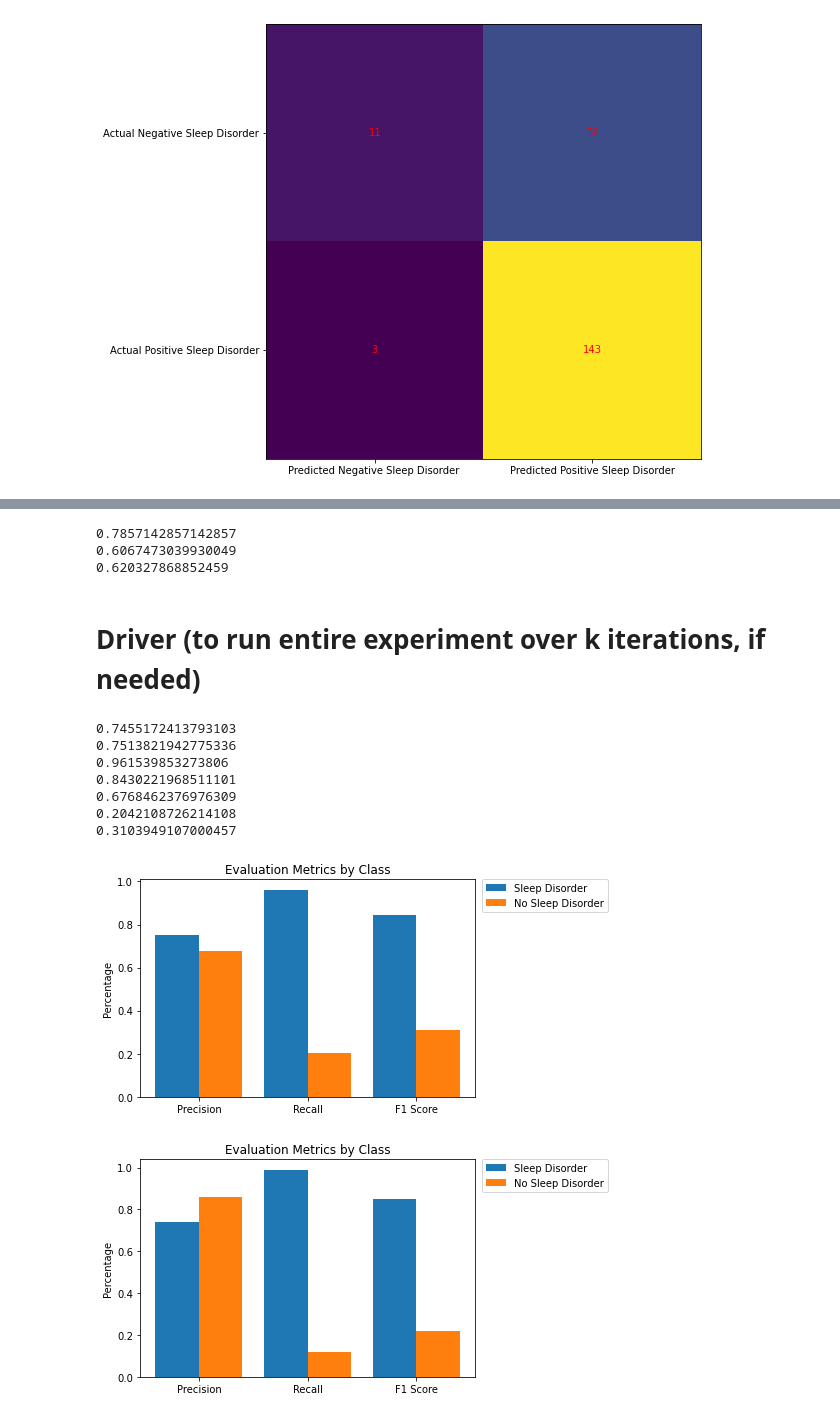
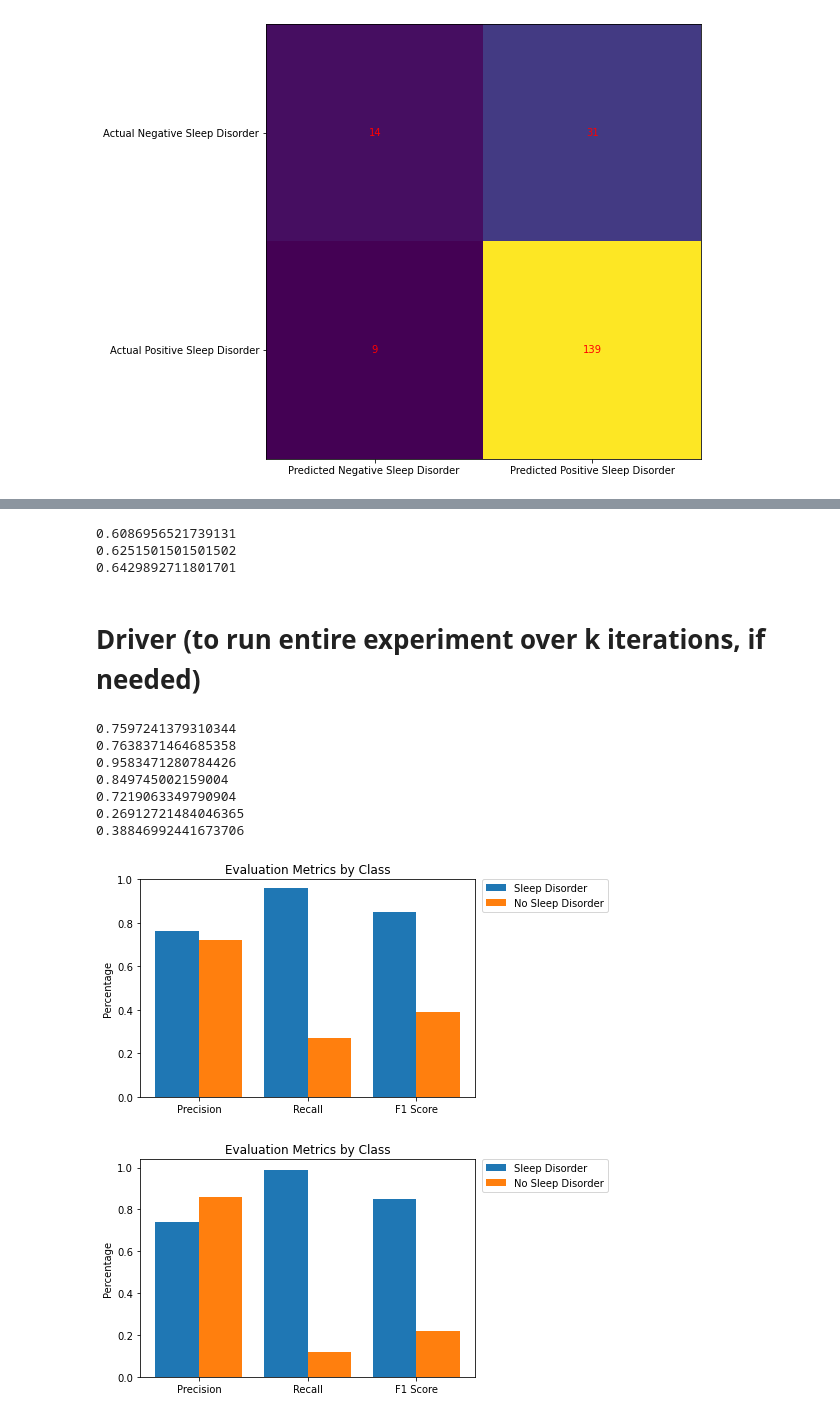
Before and after one commit to petertran14/CS524-Final-Project, a Jupyter notebook: Random Forest Model/Random Forest.ipynb, the cells around one changed output, grey strips where cells are left out. Saved outputs shown, nothing was run; the diff lists cells and outputs as text; code cells hidden in the pictures.

```diff
--- a/Random Forest Model/Random Forest.ipynb
+++ b/Random Forest Model/Random Forest.ipynb
@@ -184,3 +184,37 @@ feature_col = ['RIDAGEYR', 'DPQ020', 'DPQ040', 'BMXBMI', 'DR1IMAGN', 'DR1IIRON',
                'DR1IPFAT', 'DR1IMFAT', 'DR2IMAGN', 'DR2IIRON', 'DR2ISFAT', 'DR2IPFAT',
                'DR2IMFAT', 'SLD012', 'SLQ120']
 y_col = ['sleep_disorder']
+# %%
+maj_rank_threshold = 0.50
+min_rank_threshold = 0.50
+
+temp1 = og_feature_train.copy()
+temp1['sleep_disorder'] = og_label_train
+temp_neg = temp1[temp1['sleep_disorder'] == 0]
+temp_pos = temp1[temp1['sleep_disorder'] == 1]
+
+#print(len(og_feature_train))
+#print(len(temp_neg))
+#print(len(temp_pos))
+
+# KDE on each class
+feature_train_maj, label_train_maj, rows_dropped_maj = rank_removal(np.array(temp_neg.iloc[:,:-1]),
+                                                                    np.array(og_label_train[og_label_train['sleep_disorder'] == 0.0]),
+                                                                    feature_col, y_col, min_rank_threshold)
+feature_train_min, label_train_min, rows_dropped_min = rank_removal(np.array(temp_pos.iloc[:,:-1]),
+                                                                    np.array(og_label_train[og_label_train['sleep_disorder'] == 1.0]),
+                                                                    feature_col, y_col, maj_rank_threshold)
+
+# Combine the classes in both feature and label df
+feature_train = feature_train_maj.append(feature_train_min, ignore_index=True)
+label_train = label_train_maj.append(label_train_min, ignore_index=True)
+
+# Add the label to the feaure df
+feature_train['sleep_disorder'] = label_train
+
+# Shuffle
+feature_train = feature_train.sample(frac=1)
+
+# Separate feature and label df, get the label column first
+label_train = feature_train.iloc[:,-1:]
+feature_train = feature_train.iloc[:,:-1]
@@ -187,4 +226,4 @@ y_col = ['sleep_disorder']
 # %%
 # Specify the bottom % to drop
-rank_threshold = 0.60
-feature_train, label_train, rows_dropped = rank_removal(np.array(og_feature_train), np.array(og_label_train), feature_col, y_col, rank_threshold)
+#rank_threshold = 0.60
+#feature_train, label_train, rows_dropped = rank_removal(np.array(og_feature_train), np.array(og_label_train), feature_col, y_col, rank_threshold)
@@ -389,9 +440,9 @@ print(macro_precision)
 print(macro_recall)
 print(macro_f1)
 # %% [output]
-0.7857142857142857
-0.6067473039930049
-0.620327868852459
+0.6086956521739131
+0.6251501501501502
+0.6429892711801701
 # %% [markdown]
 # Driver (to run entire experiment over k iterations, if needed)
 # %%
@@ -449,31 +500,32 @@ print(mean(avg_prec_min))
 print(mean(avg_recall_min))
 print(mean(avg_f1_min))
 # %% [output]
-0.7455172413793103
-0.7513821942775336
-0.961539853273806
-0.8430221968511101
-0.6768462376976309
-0.2042108726214108
-0.3103949107000457
+0.7597241379310344
+0.7638371464685358
+0.9583471280784426
+0.849745002159004
+0.7219063349790904
+0.26912721484046365
+0.38846992441673706
 # %%
 # Saved mean metrics from i = 20 iterations above
 X = ['Precision','Recall','F1 Score']
 majority = [mean(avg_prec_maj), mean(avg_recall_maj), mean(avg_f1_maj)]
 minority = [mean(avg_prec_min), mean(avg_recall_min), mean(avg_f1_min)]
 
 X_axis = np.arange(len(X))
 
 plt.bar(X_axis - 0.2, majority, 0.4, label = 'Sleep Disorder')
 plt.bar(X_axis + 0.2, minority, 0.4, label = 'No Sleep Disorder')
 
 plt.xticks(X_axis, X)
 plt.ylabel('Percentage')
 plt.title('Evaluation Metrics by Class')
 plt.legend(bbox_to_anchor=(1.02, 1), loc='upper left', borderaxespad=0)
+plt.ylim(0,1)
 plt.show()
 # %% [output]
-[figure, old version]
+[figure, new version]
 # %%
 # For SVM: Saved mean metrics from i = 20 iterations above
 X = ['Precision','Recall','F1 Score']
```
Also changed, not shown: parts of 12 cells of this notebook.
